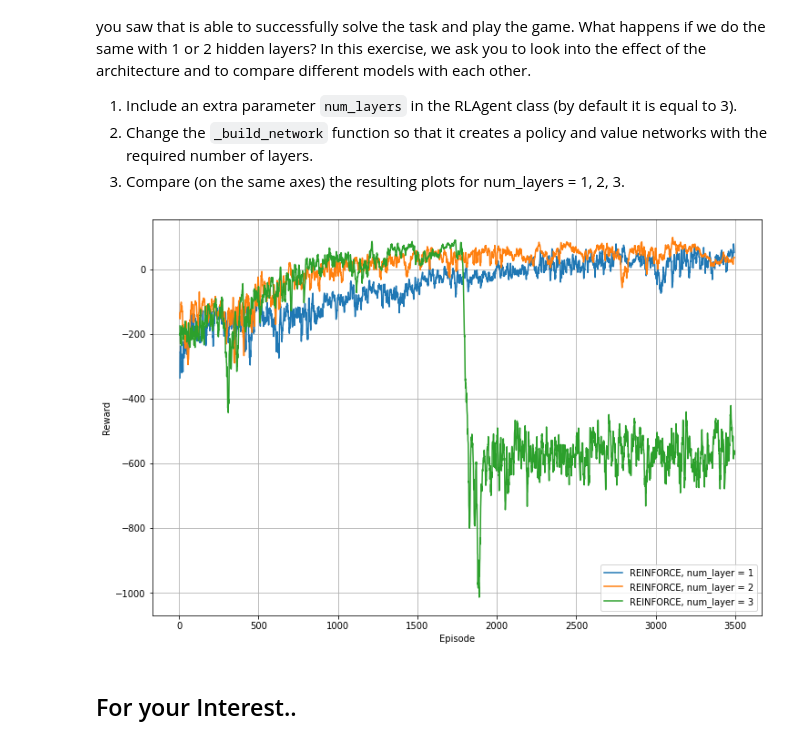
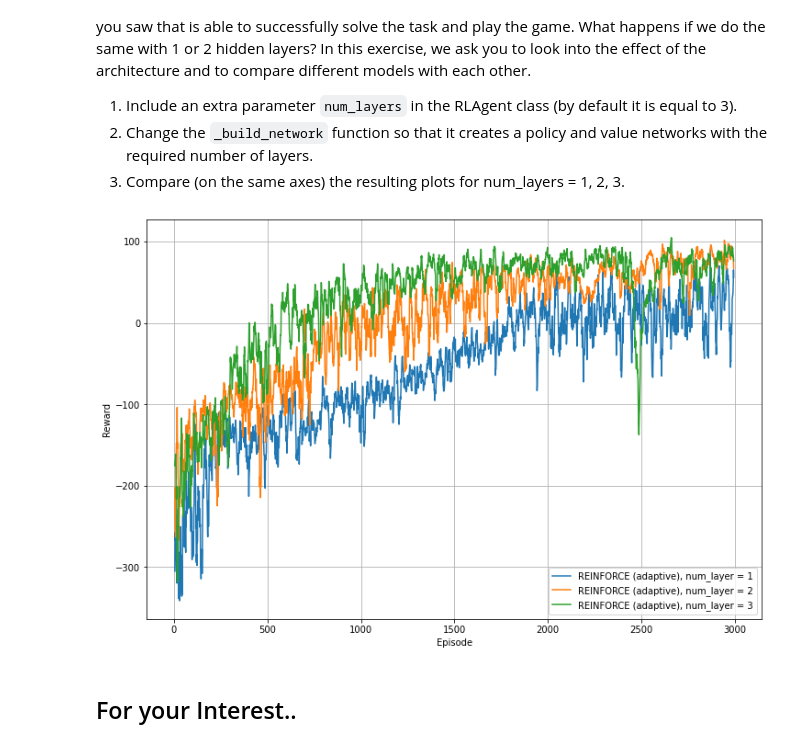
Before and after one commit to ideriedm/CS456---moonlander, a Jupyter notebook: miniproject1.ipynb, the cells around one changed output. Saved outputs shown, nothing was run; the diff lists cells and outputs as text; code cells hidden in the pictures.

```diff
--- a/miniproject1.ipynb
+++ b/miniproject1.ipynb
@@ -490,12 +502,16 @@ TECHNICAL NOTE: Some textbooks may refer to this approach as "Actor-Critic", whe
 ### Solution
 # %%
 results = Results()
-value_learning_rate = [0.001, 0.002, 0.003, 0.004]
-for v in value_learning_rate:
-    np.random.seed(seed)
-    tf.random.set_seed(seed*2)
-    discrete_env.seed(seed*3)
-    title = "REINFORCE (adaptive baseline) " + str(v)
-    episodes, d_model = run_experiment(title, discrete_env, num_episodes, policy_learning_rate,
-                                   v, baseline='adaptive')
+
+policy_learning_rate = 0.002
+value_learning_rate = 0.08
+
+# Set seed to be able to compare with/without baseline
+np.random.seed(seed)
+tf.random.set_seed(seed)
+discrete_env.seed(seed)
+
+episodes, d_model = run_experiment("REINFORCE (adaptive baseline)", discrete_env, num_episodes, results, policy_learning_rate,
+                                   value_learning_rate, baseline='adaptive')
+results.save(filename = "REINFORCE (adaptive baseline)_final")
 # %% [output]
@@ -502,0 +519,13 @@ for v in value_learning_rate:
+# %%
+results5 = Results()
+policy_learning_rate = 0.002
+value_learning_rate = 0.002
+
+# Set seed to be able to compare with/without baseline
+np.random.seed(seed)
+tf.random.set_seed(seed)
+discrete_env.seed(seed)
+
+_, d_model2 = run_experiment("REINFORCE (adaptive baseline)", discrete_env, num_episodes, results5, policy_learning_rate,
+                                   value_learning_rate, baseline='adaptive')
+results.save(filename = "REINFORCE (adaptive baseline)_final2")
@@ -558,17 +610,21 @@ Choosing a good neural network architecture is always a tricky question - on one
 3. Compare (on the same axes) the resulting plots for num_layers = 1, 2, 3.
 # %%
 #Supply a filename here to load results from disk
-results = Results()
-policy_learning_rate = 0.003
+results3 = Results()
+policy_learning_rate = 0.002
+value_learning_rate = 0.08
 
 for num_layers in range(3):
+    # Set the seed to be able to compare the architectures
     np.random.seed(seed)
     tf.random.set_seed(seed*2)
     discrete_env.seed(seed*3)
-    title = "REINFORCE, num_layer = " + str(num_layers+1)
-    _, _ = run_experiment(title, discrete_env, num_episodes, policy_learning_rate, num_layers = num_layers+1)
+
+    title = "REINFORCE (adaptive), num_layer = " + str(num_layers+1)
+    _, _ = run_experiment(title, discrete_env, num_episodes, results3, policy_learning_rate,
+                                   value_learning_rate, baseline='adaptive', num_layers = num_layers+1)
 # %% [output]
-[figure, old version]
+[figure, new version]
 # %% [markdown]
 ## For your Interest..
 # %% [markdown]
```
Also changed, not shown: parts of 12 cells of this notebook.
